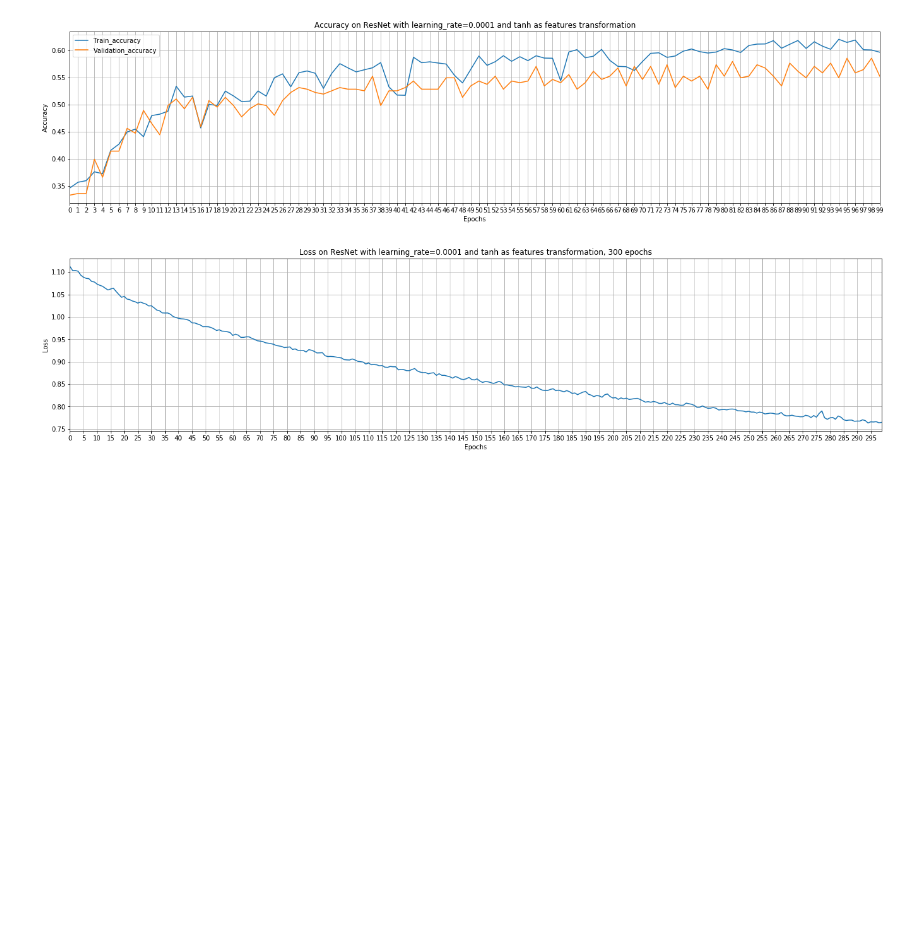
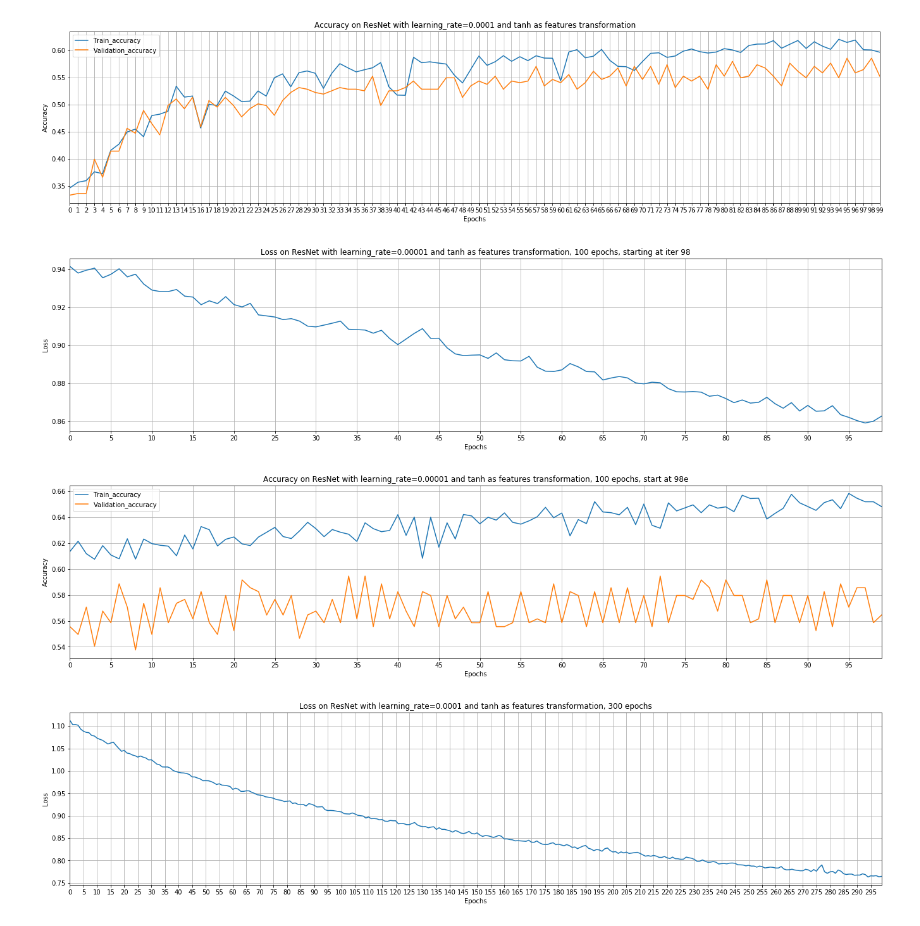
Before and after one commit to giuseppeCoccia/Automatic-Video-Shot-Type-Classification, a Jupyter notebook: Graphs/Graphs_project.ipynb, the cells around one changed output. Saved outputs shown, nothing was run; the diff lists cells and outputs as text; code cells hidden in the pictures; blank space fills up the shorter version.

Commit message:
new plot for retrained at 98e

```diff
--- a/Graphs/Graphs_project.ipynb
+++ b/Graphs/Graphs_project.ipynb
@@ -96,6 +96,13 @@ plot_train_valid_accuracy(train_accs, valid_accs, "Accuracy on ResNet with learn
 # %% [output]
 [figure]
 [figure]
+# %%
+losses, train_accs, valid_accs = read_csv("resnet_out_tanh_0.00001lr_m98.csv")
+plot_loss(losses, "Loss on ResNet with learning_rate=0.00001 and tanh as features transformation, 100 epochs, starting at iter 98")
+plot_train_valid_accuracy(train_accs, valid_accs, "Accuracy on ResNet with learning_rate=0.00001 and tanh as features transformation, 100 epochs, start at 98e")
+# %% [output]
+[figure, added]
+[figure, added]
 # %%
 losses, train_accs, valid_accs = read_csv("resnet_out_tanh_0.0001lr_300e.csv")
 plot_loss(losses, "Loss on ResNet with learning_rate=0.0001 and tanh as features transformation, 300 epochs")
```
